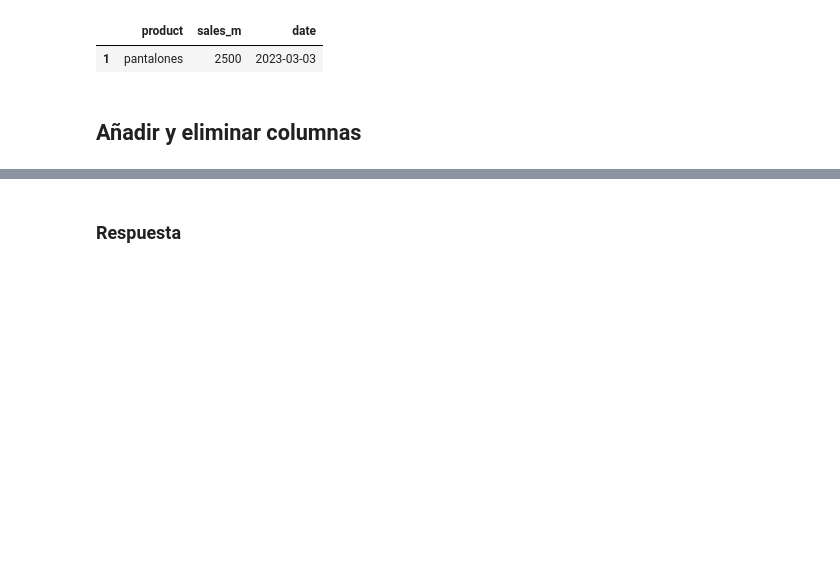
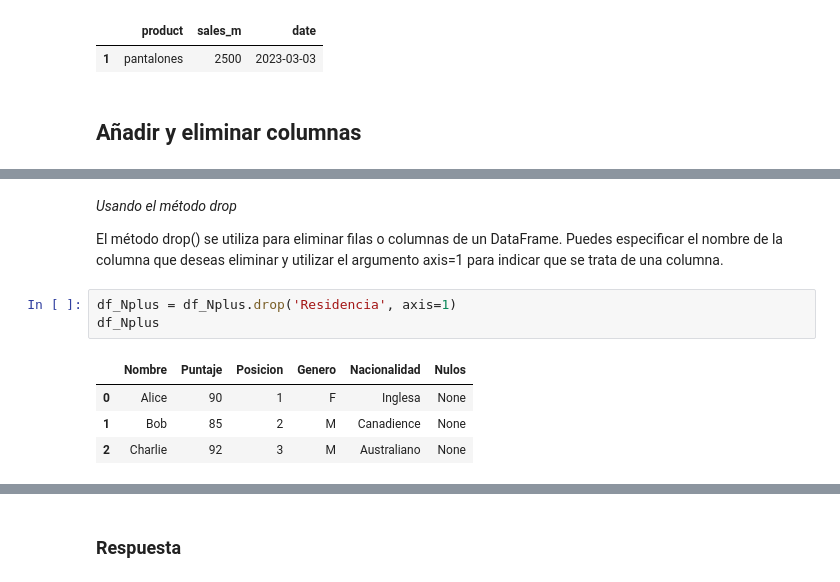
Before and after one commit to Ninigocancino/hola_pandas, a Jupyter notebook: fundamentos_pandas/manipulacion_de_datos.ipynb, the cells around one changed output, grey strips where cells are left out. Saved outputs shown, nothing was run; the diff lists cells and outputs as text; blank space fills up the shorter version.

```diff
--- a/fundamentos_pandas/manipulacion_de_datos.ipynb
+++ b/fundamentos_pandas/manipulacion_de_datos.ipynb
@@ -213,0 +316,12 @@ v_2023
+# %% [markdown]
+*Usando el método drop*
+
+El método drop() se utiliza para eliminar filas o columnas de un DataFrame. Puedes especificar el nombre de la columna que deseas eliminar y utilizar el argumento axis=1 para indicar que se trata de una columna.
+# %%
+df_Nplus = df_Nplus.drop('Residencia', axis=1)
+df_Nplus
+# %% [output]
+|  | Nombre | Puntaje | Posicion | Genero | Nacionalidad | Nulos |
+| 0 | Alice | 90 | 1 | F | Inglesa | None |
+| 1 | Bob | 85 | 2 | M | Canadience | None |
+| 2 | Charlie | 92 | 3 | M | Australiano | None |
```
Also changed, not shown: parts of 39 cells of this notebook.
